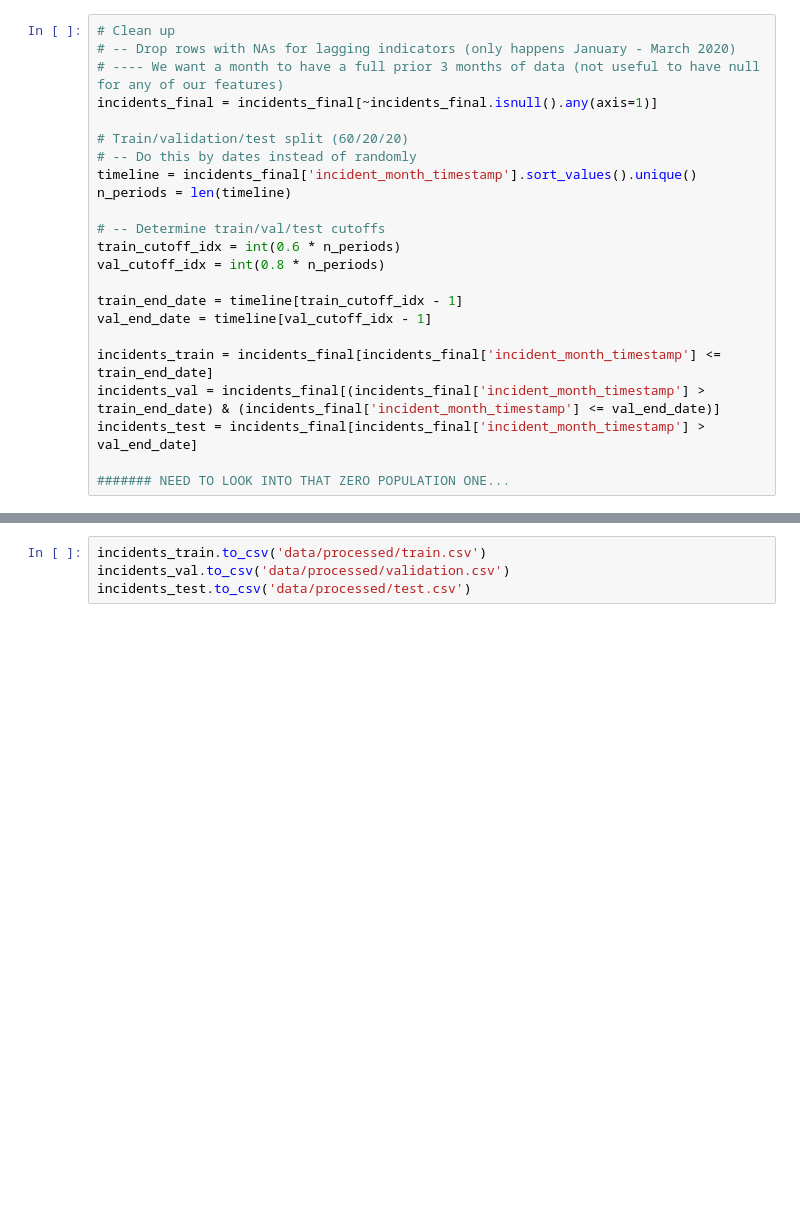
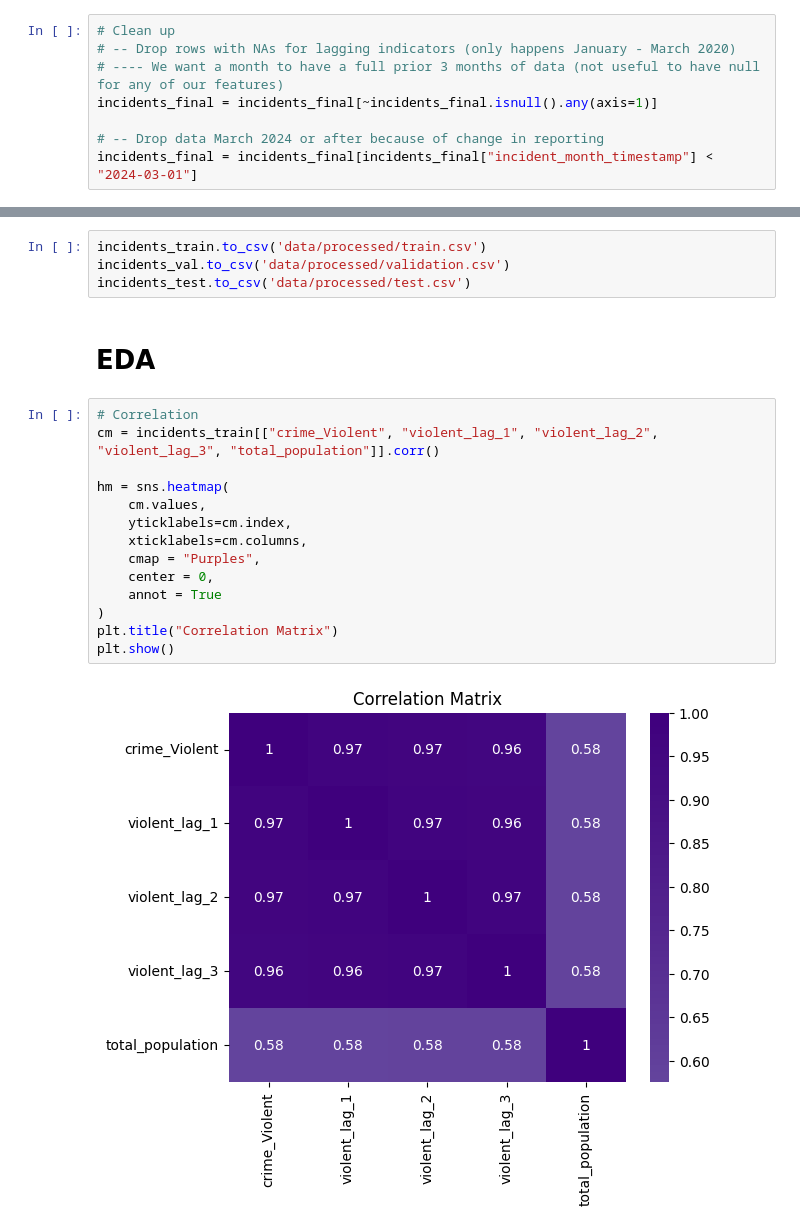
Before and after one commit to vkrmgl/la-violent-crime-forecasting, a Jupyter notebook: exploration_AV.ipynb, the cells around one changed output, grey strips where cells are left out. Saved outputs shown, nothing was run; the diff lists cells and outputs as text; blank space fills up the shorter version.

Commit message:
removed March 2024 and onward, added correlation heatmap

```diff
--- a/exploration_AV.ipynb
+++ b/exploration_AV.ipynb
@@ -223,20 +227,5 @@ incidents_final = pd.merge(incidents_zcta_month_fill, acs_population, on = "ZCTA
 # ---- We want a month to have a full prior 3 months of data (not useful to have null for any of our features)
 incidents_final = incidents_final[~incidents_final.isnull().any(axis=1)]
 
-# Train/validation/test split (60/20/20)
-# -- Do this by dates instead of randomly
-timeline = incidents_final['incident_month_timestamp'].sort_values().unique()
-n_periods = len(timeline)
-
-# -- Determine train/val/test cutoffs
-train_cutoff_idx = int(0.6 * n_periods)
-val_cutoff_idx = int(0.8 * n_periods)
-
-train_end_date = timeline[train_cutoff_idx - 1]
-val_end_date = timeline[val_cutoff_idx - 1]
-
-incidents_train = incidents_final[incidents_final['incident_month_timestamp'] <= train_end_date]
-incidents_val = incidents_final[(incidents_final['incident_month_timestamp'] > train_end_date) & (incidents_final['incident_month_timestamp'] <= val_end_date)]
-incidents_test = incidents_final[incidents_final['incident_month_timestamp'] > val_end_date]
-
-####### NEED TO LOOK INTO THAT ZERO POPULATION ONE...
+# -- Drop data March 2024 or after because of change in reporting
+incidents_final = incidents_final[incidents_final["incident_month_timestamp"] < "2024-03-01"]
@@ -244,3 +260,21 @@ incidents_test = incidents_final[incidents_final['incident_month_timestamp'] > v
 incidents_train.to_csv('data/processed/train.csv')
 incidents_val.to_csv('data/processed/validation.csv')
 incidents_test.to_csv('data/processed/test.csv')
+# %% [markdown]
+# EDA
+# %%
+# Correlation
+cm = incidents_train[["crime_Violent", "violent_lag_1", "violent_lag_2", "violent_lag_3", "total_population"]].corr()
+
+hm = sns.heatmap(
+    cm.values,
+    yticklabels=cm.index,
+    xticklabels=cm.columns,
+    cmap = "Purples",
+    center = 0,
+    annot = True
+)
+plt.title("Correlation Matrix")
+plt.show()
+# %% [output]
+[figure, added]
```
Also changed, not shown: parts of 5 cells of this notebook.
